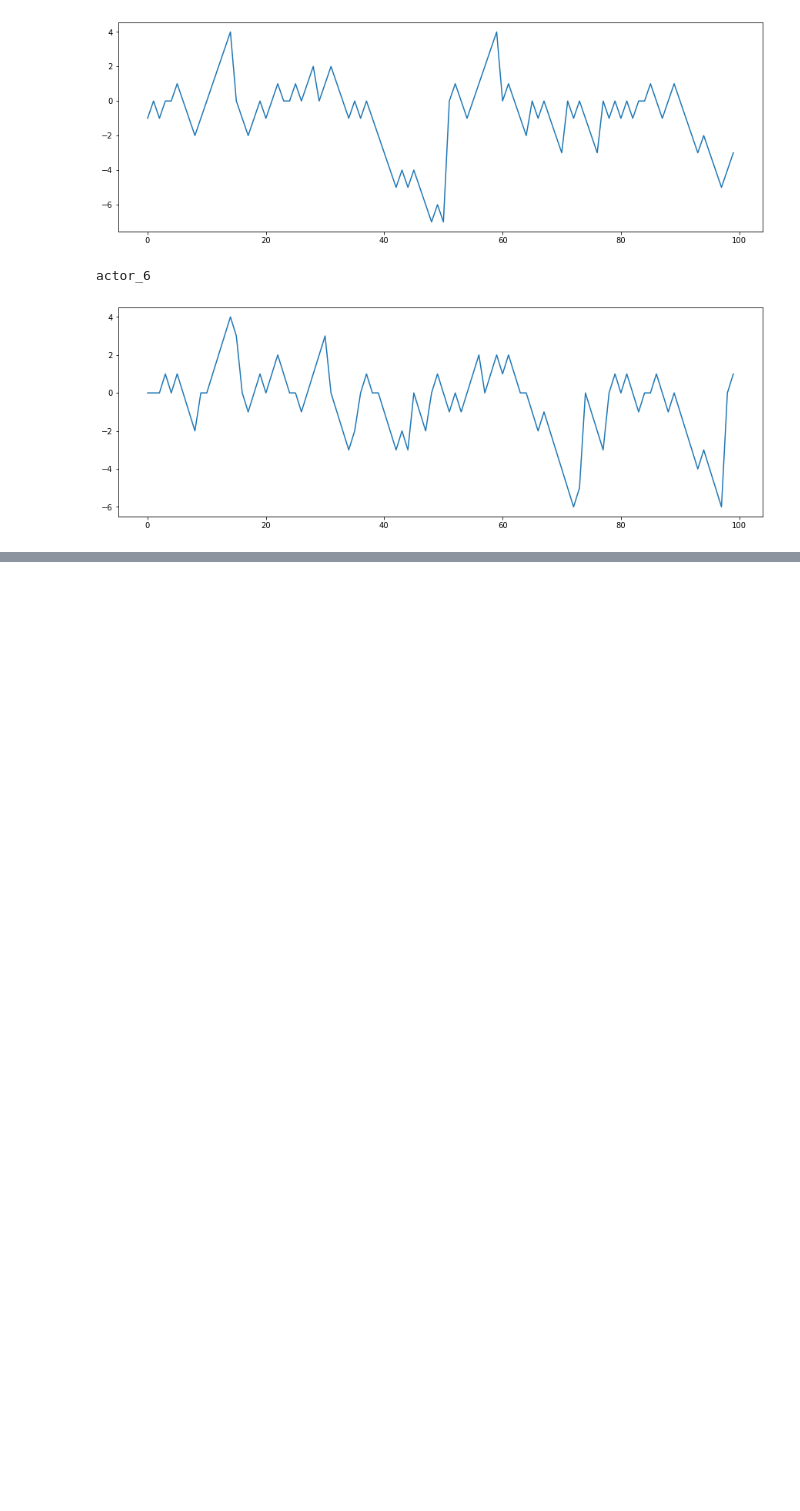
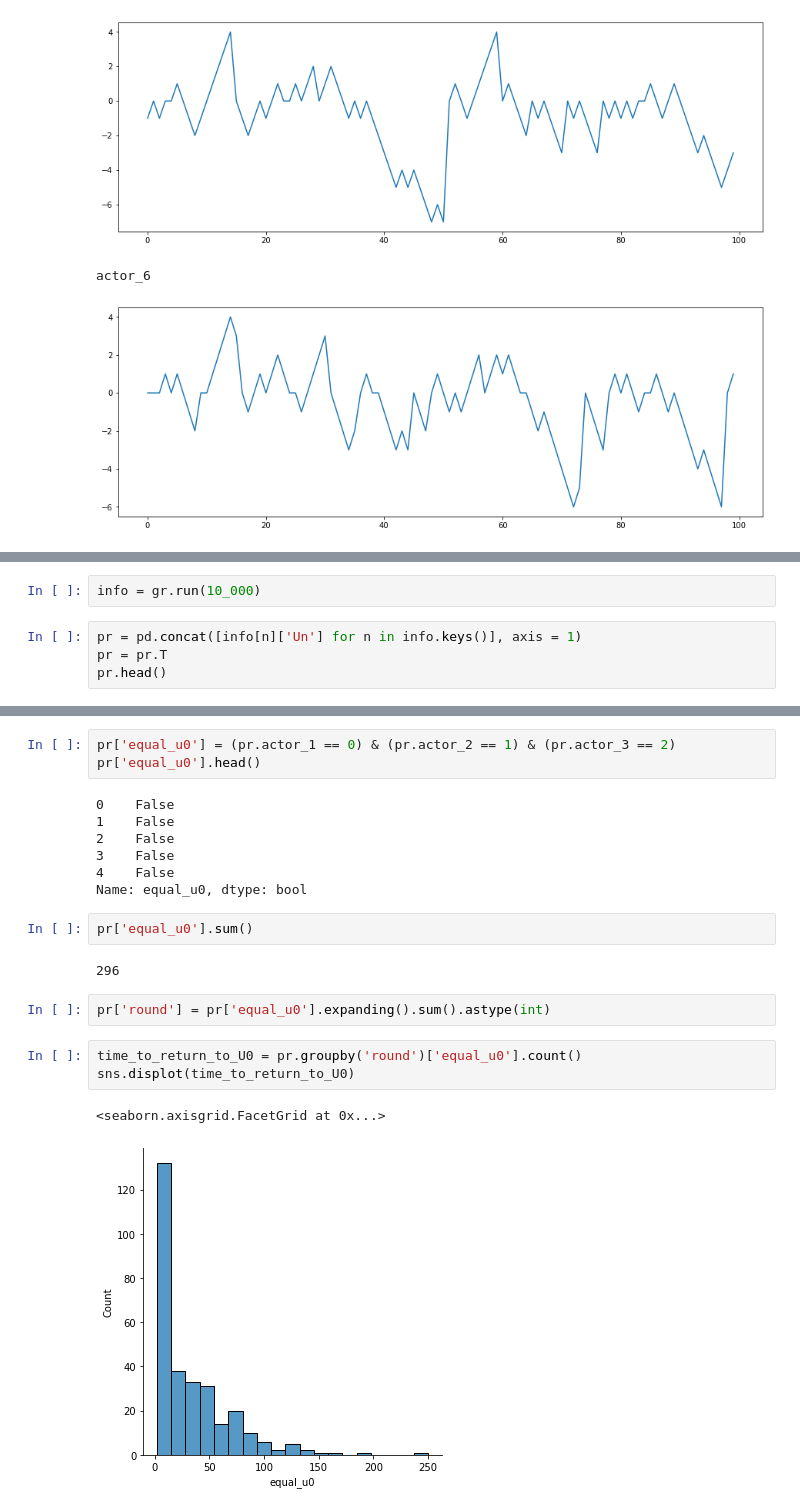
Before and after one commit to guilhermebonaldo/estatistica-das-redes-sociais, a Jupyter notebook: notebooks/modelo-pressao-social.ipynb, the cells around one changed output, grey strips where cells are left out. Drawn from its saved outputs; the diff is of its cells as text; blank space fills up the shorter version.

```diff
--- a/notebooks/modelo-pressao-social.ipynb
+++ b/notebooks/modelo-pressao-social.ipynb
@@ -94,0 +124,6 @@ actor_6
+# %%
+info = gr.run(10_000)
+# %%
+pr = pd.concat([info[n]['Un'] for n in info.keys()], axis = 1)
+pr = pr.T
+pr.head()
@@ -94,0 +137,22 @@ actor_6
+# %%
+pr['equal_u0'] = (pr.actor_1 == 0) & (pr.actor_2 == 1) & (pr.actor_3 == 2)
+pr['equal_u0'].head()
+# %% [output]
+0    False
+1    False
+2    False
+3    False
+4    False
+Name: equal_u0, dtype: bool
+# %%
+pr['equal_u0'].sum()
+# %% [output]
+296
+# %%
+pr['round'] = pr['equal_u0'].expanding().sum().astype(int)
+# %%
+time_to_return_to_U0 = pr.groupby('round')['equal_u0'].count()
+sns.displot(time_to_return_to_U0)
+# %% [output]
+<seaborn.axisgrid.FacetGrid at 0x...>
+[figure, added]
```
Also changed, not shown: parts of 9 cells of this notebook.
